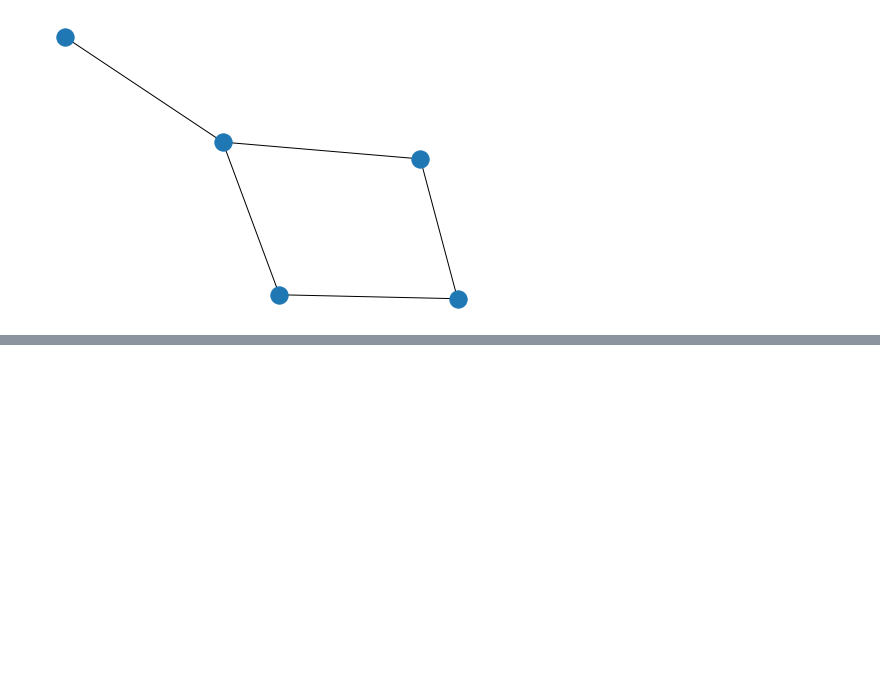
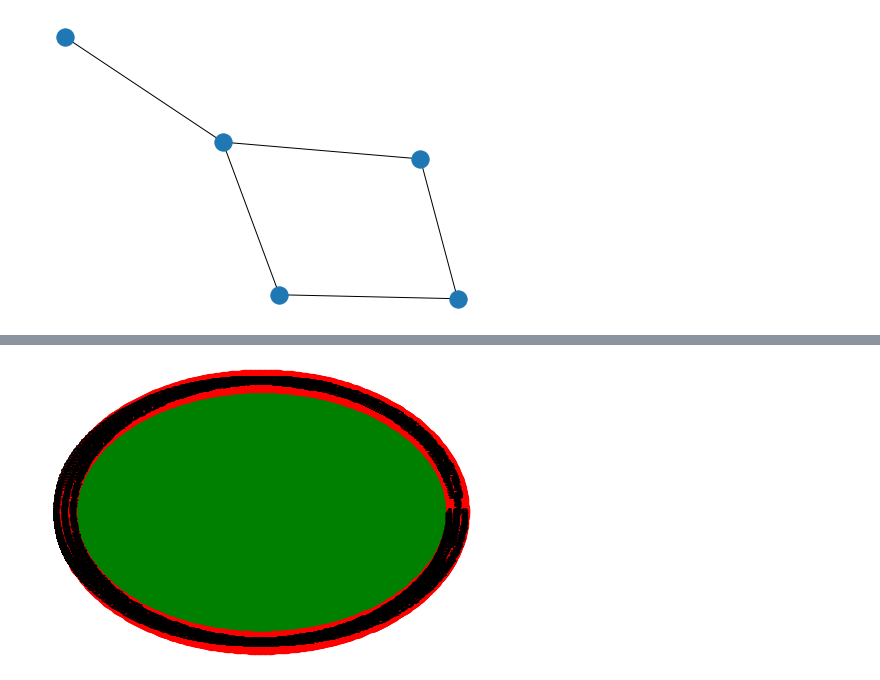
Before and after one commit to fitsumcs/SocialNetLab, a Jupyter notebook: Lab_02/GraphDemo.ipynb, the cells around one changed output, grey strips where cells are left out. Cells and saved outputs as stored; diff of their text form; code cells hidden in the pictures; blank space fills up the shorter version.

Commit message:
adding more type of drawing and adding complete graph

```diff
--- a/Lab_02/GraphDemo.ipynb
+++ b/Lab_02/GraphDemo.ipynb
@@ -84,0 +85,6 @@ nx.draw_circular(G,**options)
+# %%
+G2 = nx.complete_graph(500)
+# %%
+nx.draw_circular(G2,**options)
+# %% [output]
+[figure, added]
```
Also changed, not shown: parts of 9 cells of this notebook.
